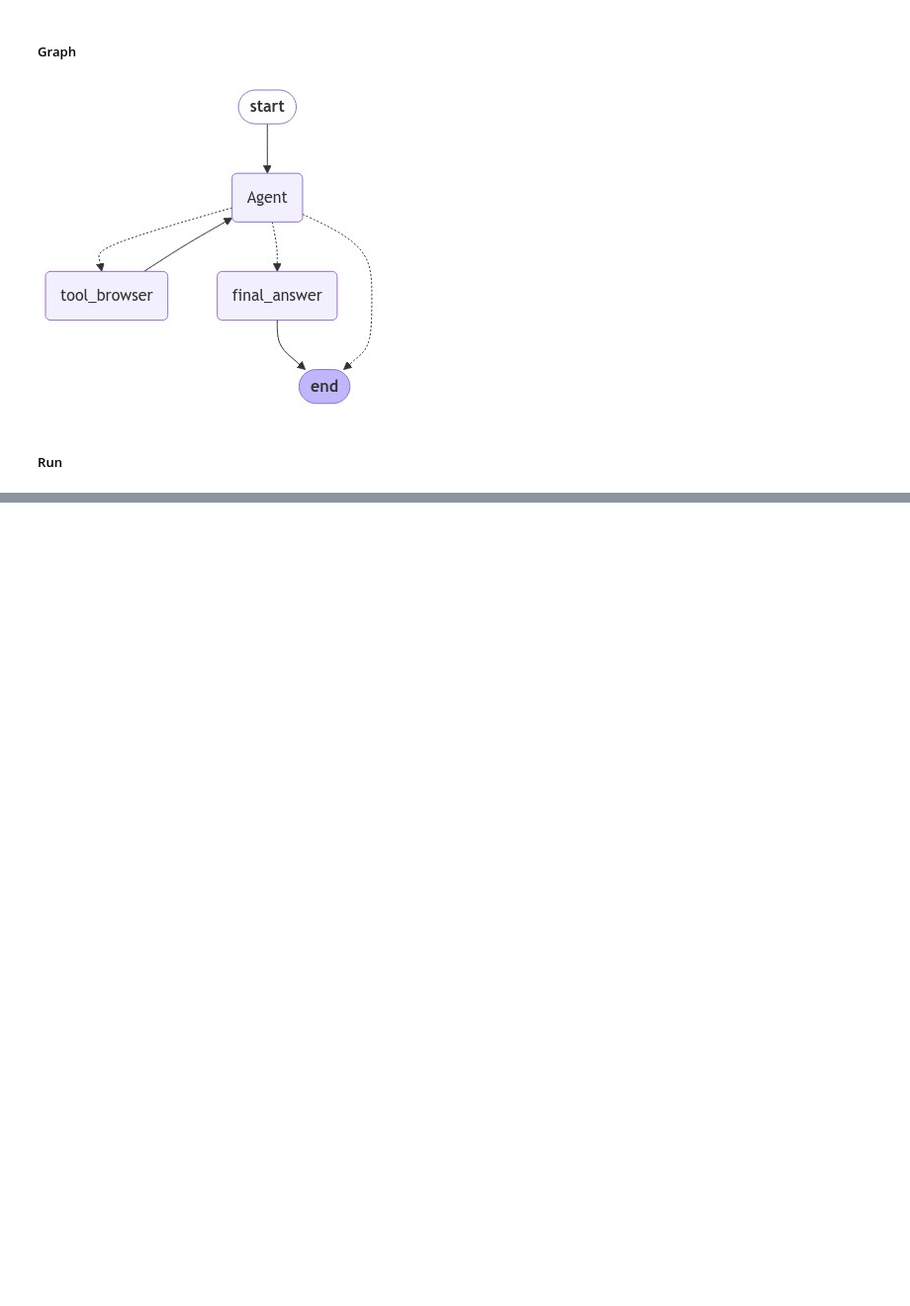
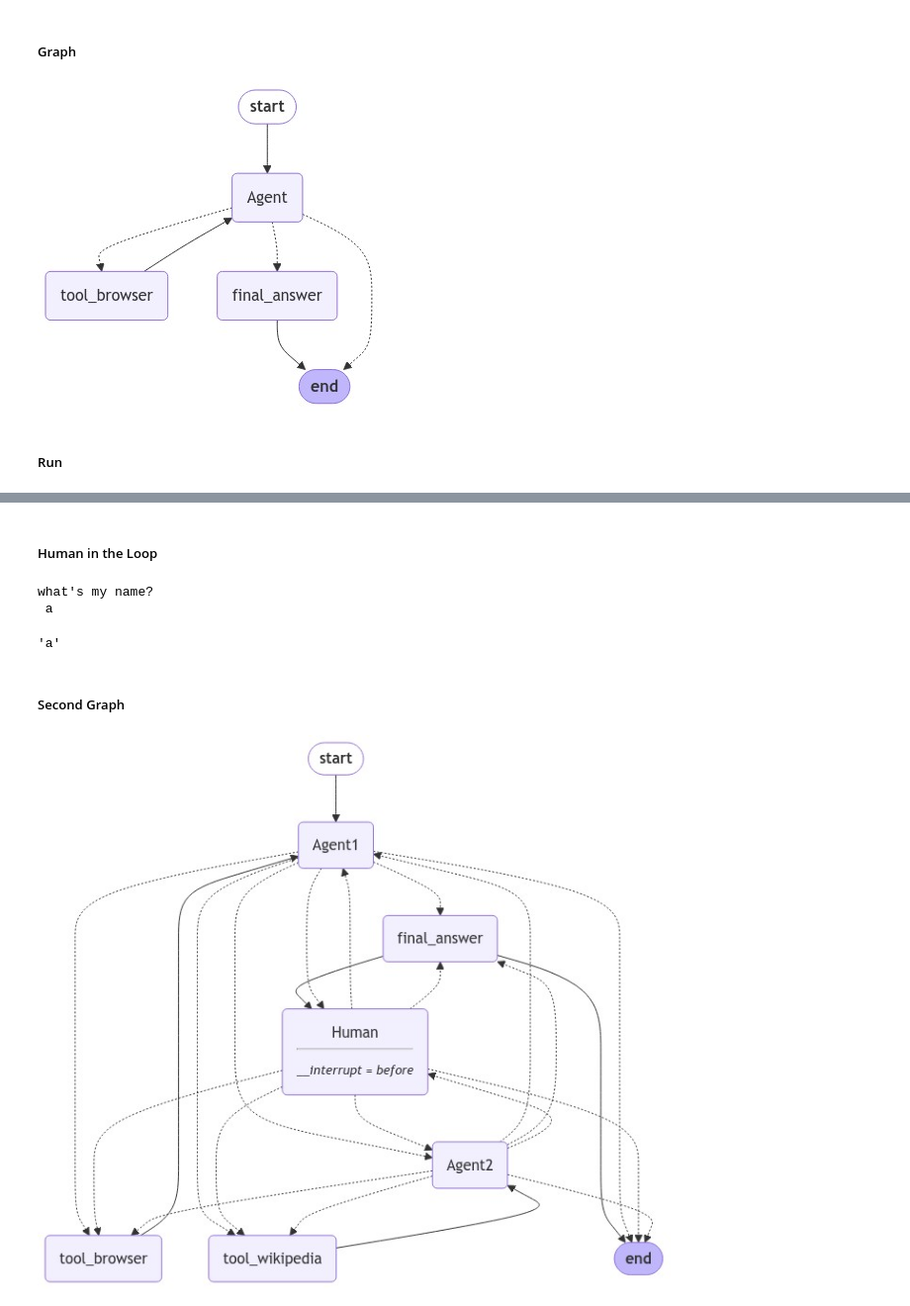
Before and after one commit to mdipietro09/GenerativeAI, a Jupyter notebook: Agents_fromScratch/notebook.ipynb, the cells around one changed output, grey strips where cells are left out. Shown at 99% size. Drawn from its saved outputs; the diff is of its cells as text; code cells hidden in the pictures; blank space fills up the shorter version.

```diff
--- a/Agents_fromScratch/notebook.ipynb
+++ b/Agents_fromScratch/notebook.ipynb
@@ -454,0 +490,3 @@ run_tool --> final_answer(input={'text': 'According to various sources, includin
+# %%
+dic_tools_2 = {"tool_wikipedia":tool_wikipedia,
+               "final_answer":final_answer}
@@ -454,0 +501,77 @@ run_tool --> final_answer(input={'text': 'According to various sources, includin
+# %% [markdown]
+##### Human in the Loop
+# %%
+from langchain.agents import load_tools
+
+tool_human = load_tools(["human"])[0]
+tool_human.run("what's my name?")
+# %% [output]
+what's my name?
+ a
+'a'
+# %%
+def ask_human(state):
+    tool_human.run("Should I search more?")
+    pass
+
+def should_continue(state):
+    last_res = state["lst_res"][-1]
+    if last_res.output == "yes":
+        return "Human"
+    else:
+        return "final_answer"
+# %% [markdown]
+##### Second Graph
+# %%
+## start the graph
+workflow = StateGraph(State)
+
+########################## Agent 1 ##########################
+## add Agent node
+workflow.add_node(node="Agent1", action=node_agent)
+workflow.set_entry_point(key="Agent1") #<--user query
+
+## add Tools nodes
+workflow.add_node(node="tool_browser", action=node_tool)
+workflow.add_node(node="final_answer", action=node_tool)
+
+## conditional_edges from Agent
+workflow.add_conditional_edges(source="Agent1", path=conditional_edges)
+
+## normal_edges to Agent
+workflow.add_edge(start_key="tool_browser", end_key="Agent1")
+
+########################## Human ##########################
+## add Human node
+workflow.add_node(node="Human", action=ask_human)
+
+## normal_edges to Human
+workflow.add_edge(start_key="final_answer", end_key="Human")
+
+## conditional_edges from Human
+workflow.add_conditional_edges(source="Human", path=should_continue)
+
+########################## Agent 2 ##########################
+## add Agent node
+workflow.add_node(node="Agent2", action=node_agent_2)
+
+## add Tools nodes
+workflow.add_node(node="tool_wikipedia", action=node_tool)
+
+## conditional_edges from Agent
+workflow.add_conditional_edges(source="Agent2", path=conditional_edges)
+
+## normal_edges to Agent
+workflow.add_edge(start_key="tool_wikipedia", end_key="Agent2")
+
+########################## End ##########################
+## end the graph
+workflow.add_edge(start_key="final_answer", end_key=END)
+g2 = workflow.compile(interrupt_before=["Human"])
+
+## plot
+display(Image(
+    g2.get_graph().draw_mermaid_png(draw_method=MermaidDrawMethod.API)
+))
+# %% [output]
+[figure, added]
```
Also changed, not shown: parts of 24 cells of this notebook, 1 other file.
